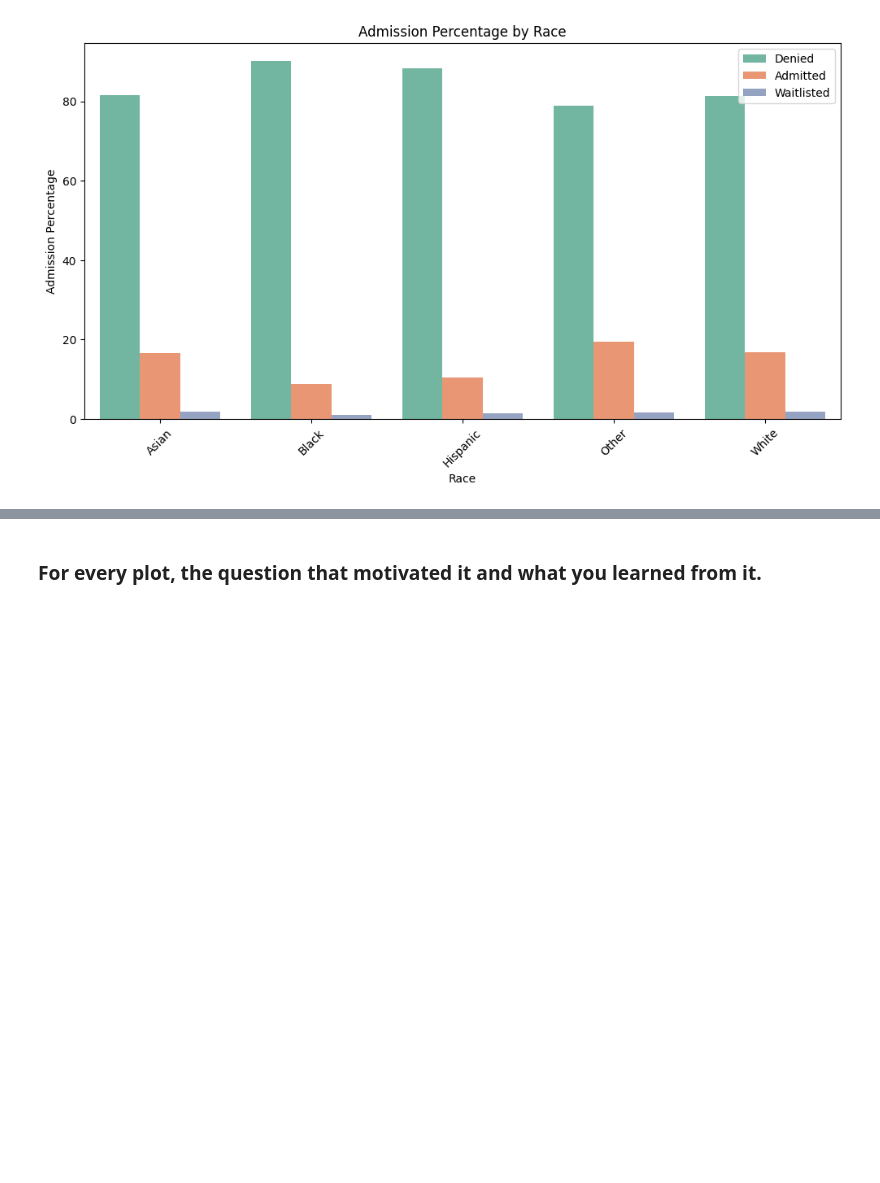
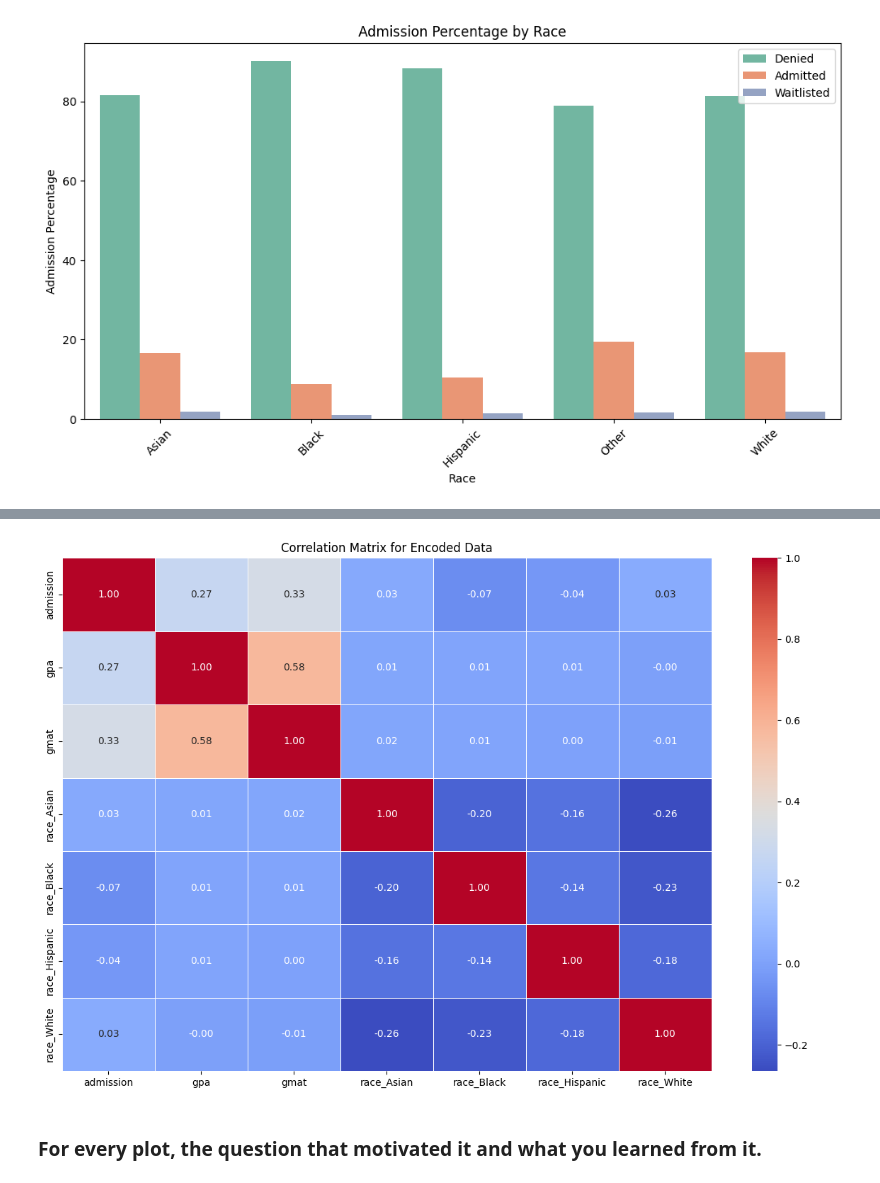
Before and after one commit to toutsos/ml_project, a Jupyter notebook: big-data-ml-project.ipynb, the cells around one changed output, grey strips where cells are left out. Cells and saved outputs as stored; diff of their text form; code cells hidden in the pictures; blank space fills up the shorter version.

```diff
--- a/big-data-ml-project.ipynb
+++ b/big-data-ml-project.ipynb
@@ -246,3 +323,21 @@ plt.show()
+# %%
+# Create dummy variables for the 'race' column
+df_encoded = pd.get_dummies(df, columns=['race'])
+
+# Calculate the correlation matrix
+correlation_matrix = df_encoded[['admission', 'gpa', 'gmat', 'race_Asian', 'race_Black', 'race_Hispanic', 'race_White']].corr()
+# Set up the plot size
+plt.figure(figsize=(12, 8))
+
+# Create a heatmap to visualize the correlation matrix
+sns.heatmap(correlation_matrix, annot=True, cmap='coolwarm', fmt='.2f', linewidths=0.5)
+
+# Set the title and display the plot
+plt.title('Correlation Matrix for Encoded Data')
+plt.tight_layout()
+plt.show()
+# %% [output]
+[figure, added]
 # %% [markdown]
 ### For every plot, the question that motivated it and what you learned from it.
 # %% [markdown]
```
Also changed, not shown: parts of 5 cells of this notebook.
